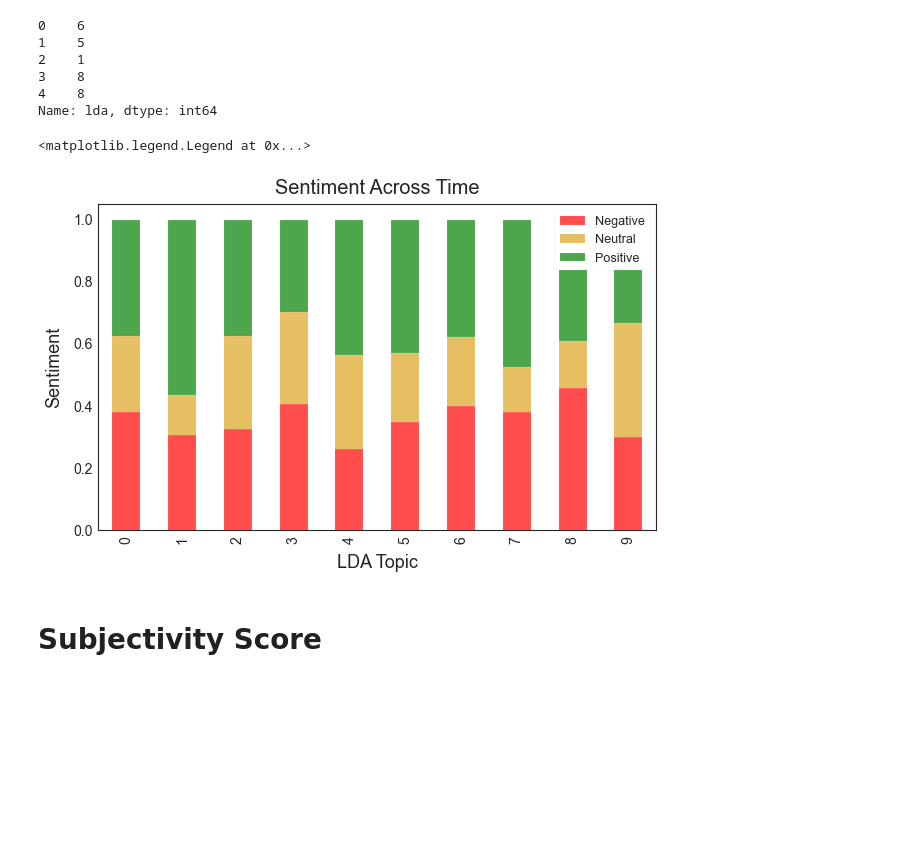
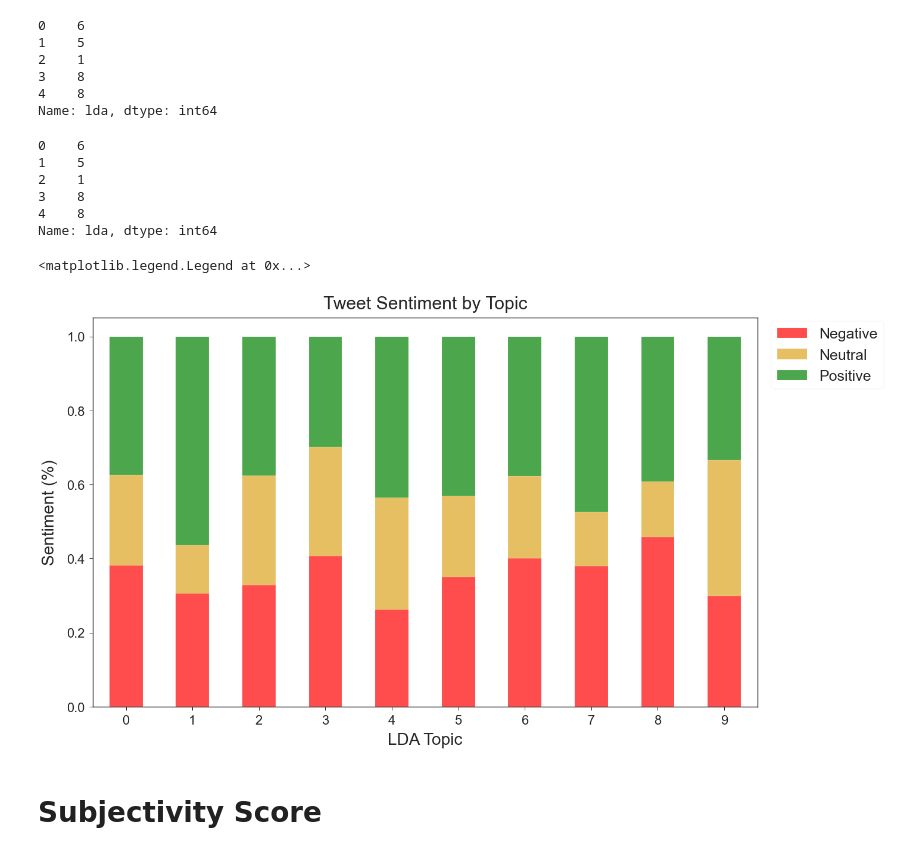
Before and after one commit to p-szymo/twitter-sentiment-analysis, a Jupyter notebook: josh-workbook_COPY.ipynb, the cells around one changed output. Saved outputs shown, nothing was run; the diff lists cells and outputs as text; code cells hidden in the pictures; blank space fills up the shorter version.

Commit message:
backups and chart images

```diff
--- a/josh-workbook_COPY.ipynb
+++ b/josh-workbook_COPY.ipynb
@@ -463,21 +463,49 @@ df['lda'].head()
 Name: lda, dtype: int64
 # %%
 # df.to_csv('5k_Datasets/5k_tweets_lda_10')
+# %%
+df = pd.read_csv('Datasets/5k_tweets_lda_10.csv', index_col=0)
+df.lda.head()
+# %% [output]
+0    6
+1    5
+2    1
+3    8
+4    8
+Name: lda, dtype: int64
 # %%
-# sort by percentage of trees in good health
+# proportion of sentiment across lda topics
 sent_by_lda = df.groupby('lda').sentiment.value_counts(normalize=True).unstack()
 # plot a stacked bar graph
-p1 = sent_by_lda.plot(kind='bar', stacked = True, figsize=(10,6),
-#                    title = 'Tree Health Across Boroughs',
-                   color = ['red', 'goldenrod', 'green'], alpha = .70, fontsize=14)
-p1.set_title('Sentiment Across Time', fontsize=20, pad=10)
-p1.set_xlabel('LDA Topic', fontsize=18, labelpad=10)
-p1.set_ylabel('Sentiment', fontsize=18, labelpad=10)
-p1.legend(['Negative', 'Neutral', 'Positive'], facecolor='white', framealpha=1)
+p1 = sent_by_lda.plot(kind='bar', stacked = True, figsize=(20,12),
+                       color = ['red', 'goldenrod', 'green'], alpha = .70, fontsize=14)
+p1.set_title('Tweet Sentiment by Topic', fontsize=30, pad=15)
+p1.set_xlabel('LDA Topic', fontsize=28, labelpad=10)
+p1.set_ylabel('Sentiment (%)', fontsize=28, labelpad=15)
+plt.setp(p1.get_xticklabels(), fontsize=22)
+plt.setp(p1.get_yticklabels(), fontsize=22)
+plt.setp(p1.xaxis.get_majorticklabels(), rotation=0)
+p1.legend(['Negative', 'Neutral', 'Positive'], facecolor='white', framealpha=1, bbox_to_anchor=(1.01, 1.01),
+          fontsize=25)
 # plt.show()
+
+
+# # Proportion of sentiments by day
+# sent_by_day = df.groupby('date')['sentiment'].value_counts(normalize=True).unstack()
+
+# # Plot a stacked line graph
+# p1 = sent_by_day.plot.area(stacked = True, figsize=(20,12),
+#                            color = ['red', 'goldenrod', 'green'], alpha = .70, fontsize=14)
+
+# p1.set_title('Tweet Sentiment over Five Months', fontsize=30, pad=15)
+# p1.set_xlabel('Date', fontsize=28)
+# p1.set_ylabel('Sentiment (%)', fontsize=28, labelpad=15)
+# p1.legend(['Negative', 'Neutral', 'Positive'], facecolor='white', framealpha=1, fontsize=25)
+# plt.setp(p1.get_xticklabels(), fontsize=22)
+# plt.setp(p1.get_yticklabels(), fontsize=22)
 # %% [output]
 <matplotlib.legend.Legend at 0x...>
-[figure, old version]
+[figure, new version]
 # %% [markdown]
 # Subjectivity Score
 # %%
```
Also changed, not shown: parts of 9 cells of this notebook, 8 other files.
